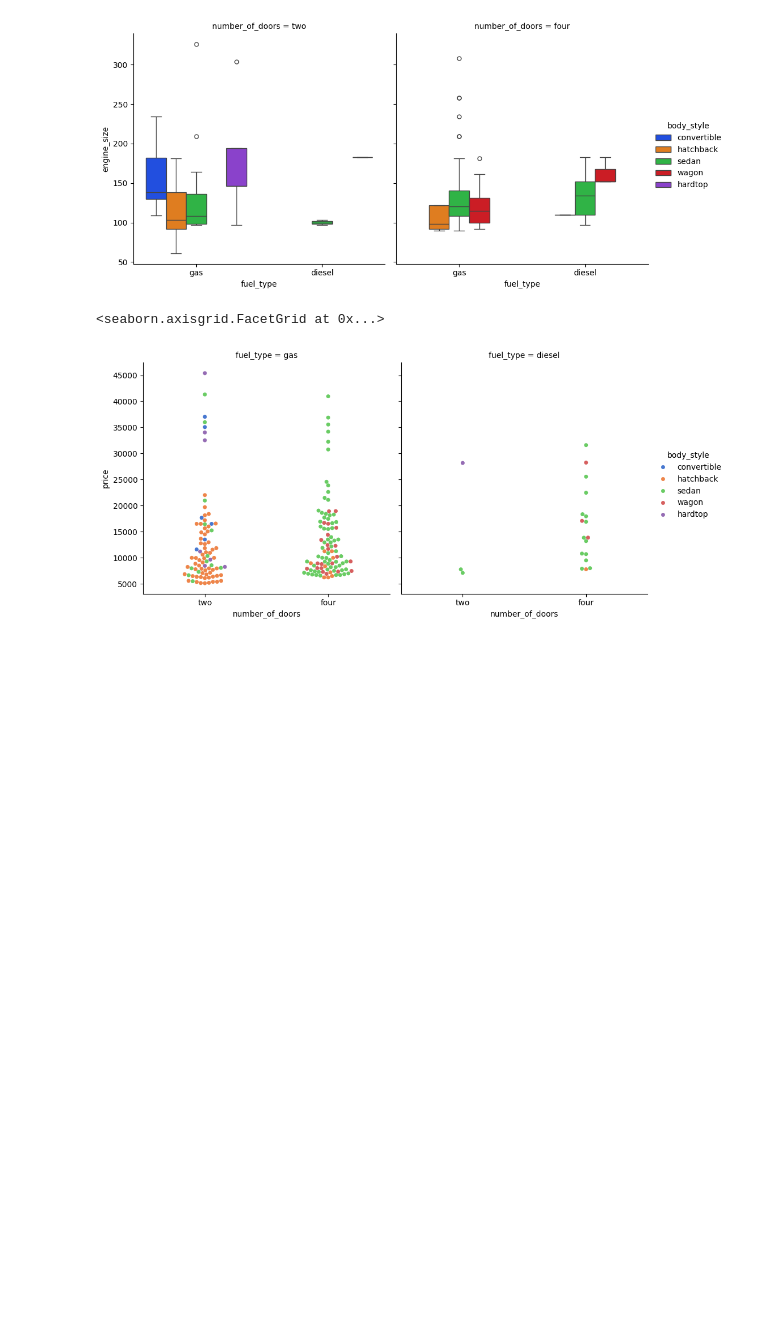
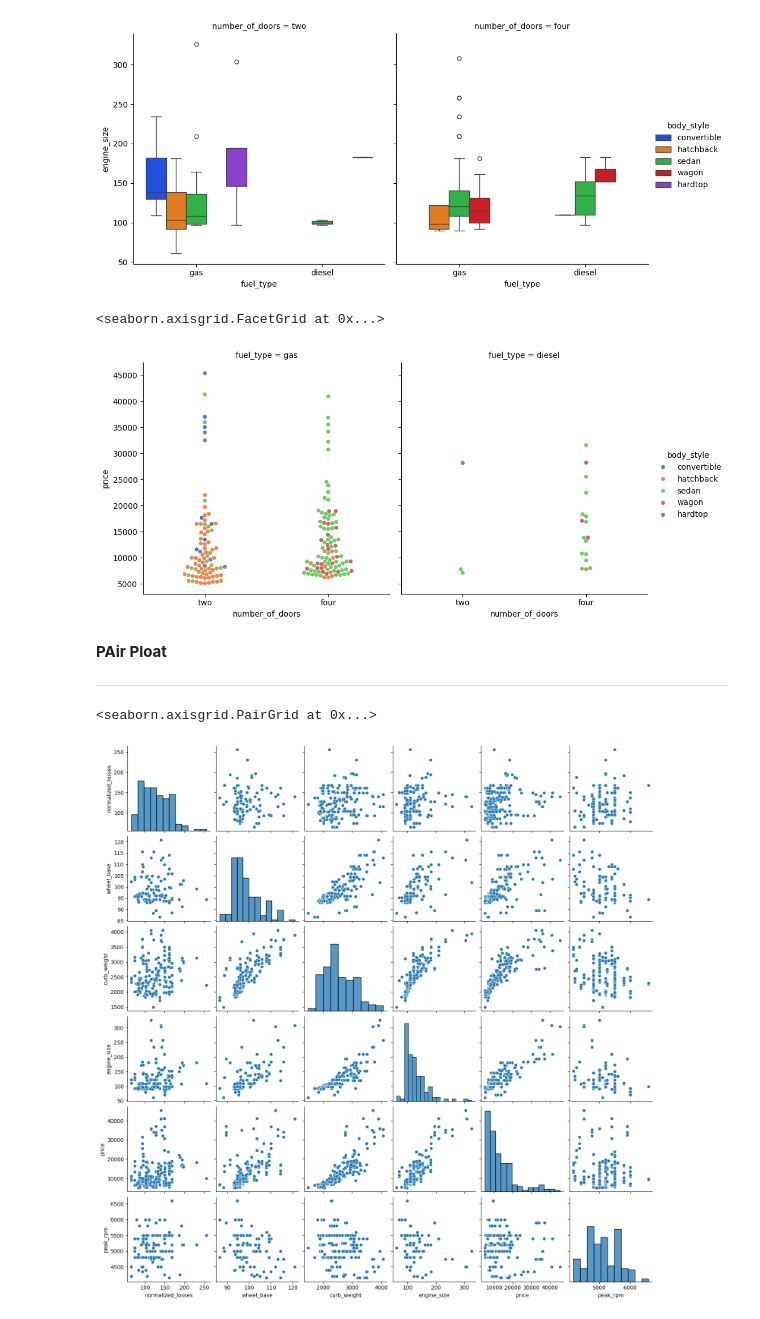
Before and after one commit to sumanthgm/Data_Science_Python, a Jupyter notebook: Practice_dataVisualization.ipynb, the cells around one changed output. Drawn from its saved outputs; the diff is of its cells as text; code cells hidden in the pictures; blank space fills up the shorter version.

Commit message:
pair ploat

```diff
--- a/Practice_dataVisualization.ipynb
+++ b/Practice_dataVisualization.ipynb
@@ -470,3 +470,18 @@ sns.catplot(data=data, x="number_of_doors",y="price",hue="body_style",col="fuel_
 # %% [output]
 <seaborn.axisgrid.FacetGrid at 0x...>
 [figure]
+# %% [markdown]
+**PAir Ploat**
+
+---
+# %%
+# Pair ploat shows the defference between the numerical value of the each pair of colum in the dataset
+sns.pairplot(data=data[["normalized_losses",
+                     "wheel_base",
+                     "curb_weight",
+                     "engine_size",
+                     "price",
+                     "peak_rpm"]])
+# %% [output]
+<seaborn.axisgrid.PairGrid at 0x...>
+[figure, added]
```
Also changed, not shown: parts of 1 cell of this notebook.
